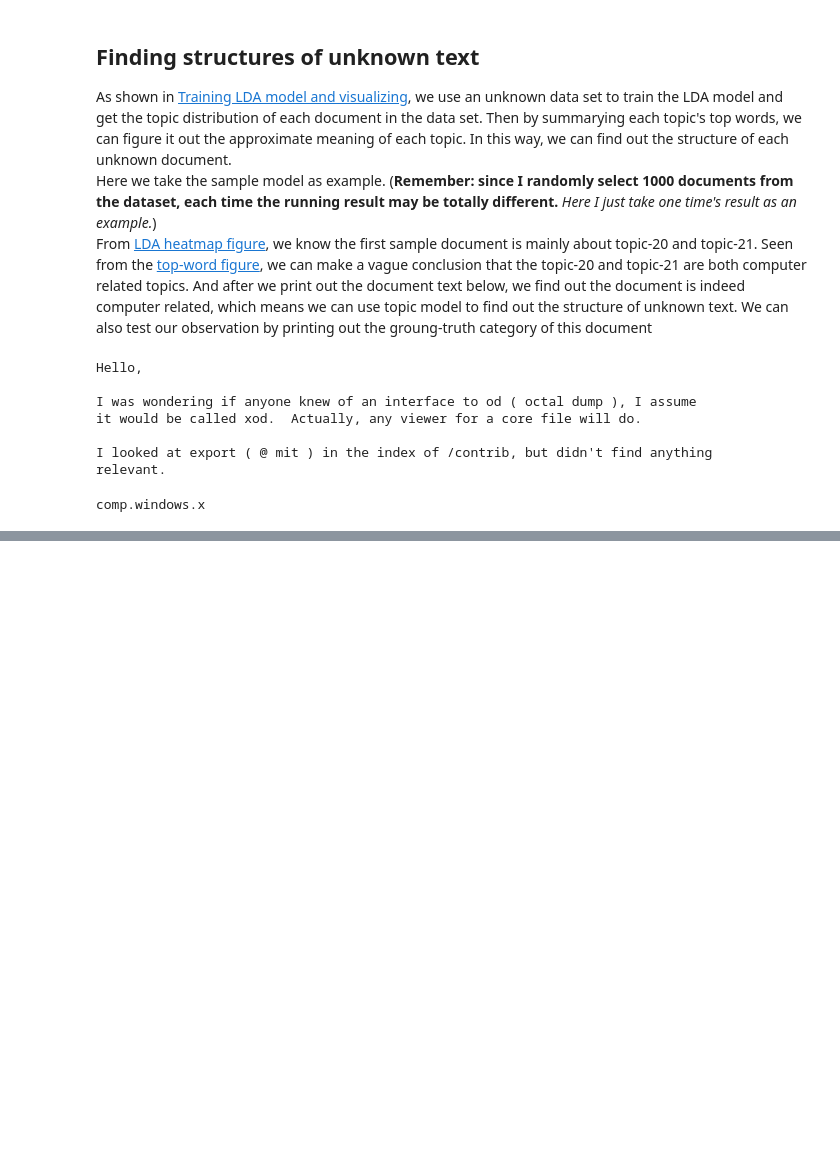
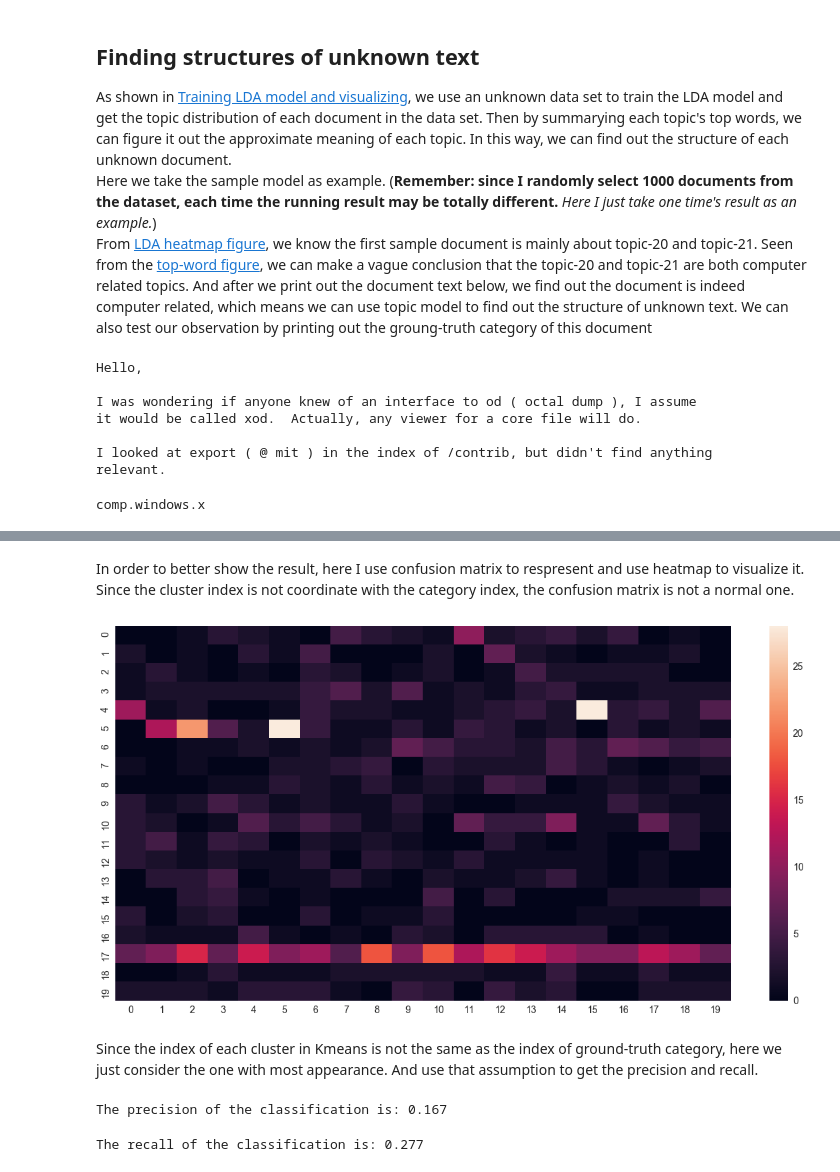
Before and after one commit to Htiango/Topic-Model-Tutorial, a Jupyter notebook: Tutorial.ipynb, the cells around one changed output, grey strips where cells are left out. Drawn from its saved outputs; the diff is of its cells as text; code cells hidden in the pictures; blank space fills up the shorter version.

Commit message:
use kmeans to classify unlabeled data, and get the precisionand recall of it

```diff
--- a/Tutorial.ipynb
+++ b/Tutorial.ipynb
@@ -485,0 +328,43 @@ Dictionary(12 unique tokens: ['computer', 'human', 'interface', 'response', 'sur
+# %%
+# get the kmeans cluster labels of each document
+predict_category = kmeans.labels_
+# %%
+# get the sample data's ground-truth category
+sample_category = []
+for idx in sample_idxs:
+    sample_category.append(data_category[idx])
+# %%
+# get the precision of the kmeans classification
+def get_confusion_mat():
+    confusion_mat = [[0 for i in range(len(categories))] for j in range(cluster_num)]
+    for idx, val in enumerate(predict_category):
+        true_val = sample_category[idx]
+        confusion_mat[val][true_val] += 1
+    res = np.array(confusion_mat)
+    return res
+# %% [markdown]
+In order to better show the result, here I use confusion matrix to respresent and use heatmap to visualize it. Since the cluster index is not coordinate with the category index, the confusion matrix is not a normal one.
+# %%
+confusion_mat = get_confusion_mat()
+# %%
+import seaborn as sn
+ax = sn.heatmap(confusion_mat)
+plt.show()
+# %% [output]
+[figure, added]
+# %% [markdown]
+Since the index of each cluster in Kmeans is not the same as the index of ground-truth category, here we just consider the one with most appearance. And use that assumption to get the precision and recall.
+# %%
+def get_precision(confusion):
+    return confusion.max(axis=1).sum()/confusion.sum()
+
+print("The precision of the classification is: " + str(get_precision(confusion_mat)))
+# %% [output]
+The precision of the classification is: 0.167
+# %%
+def get_recall(confusion):
+    return confusion.max(axis=0).sum()/confusion.sum()
+
+print("The recall of the classification is: " + str(get_recall(confusion_mat)))
+# %% [output]
+The recall of the classification is: 0.277
```
Also changed, not shown: parts of 23 cells of this notebook.
